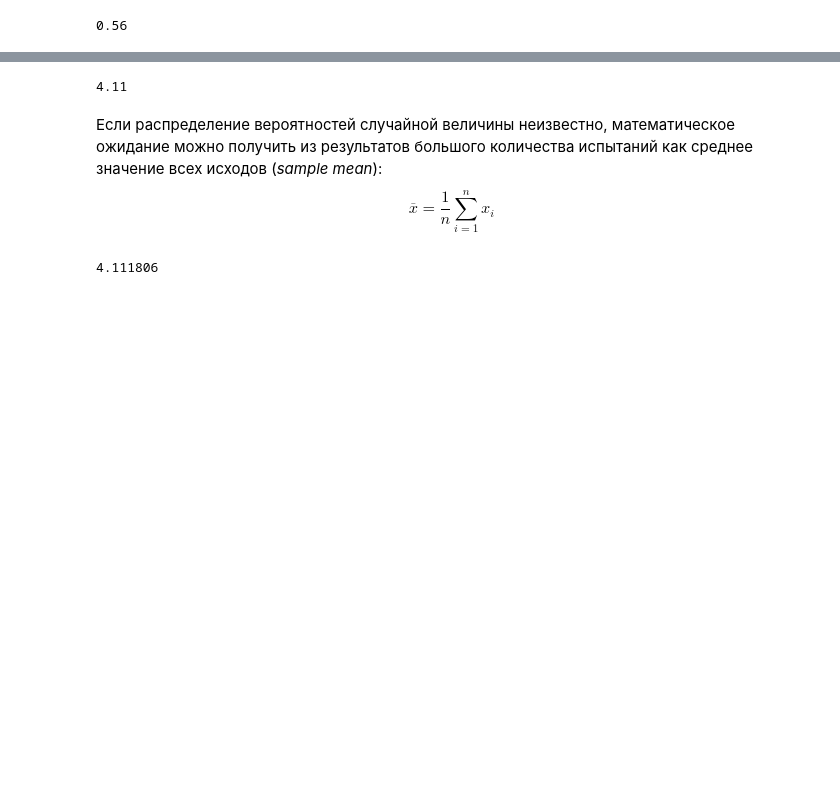
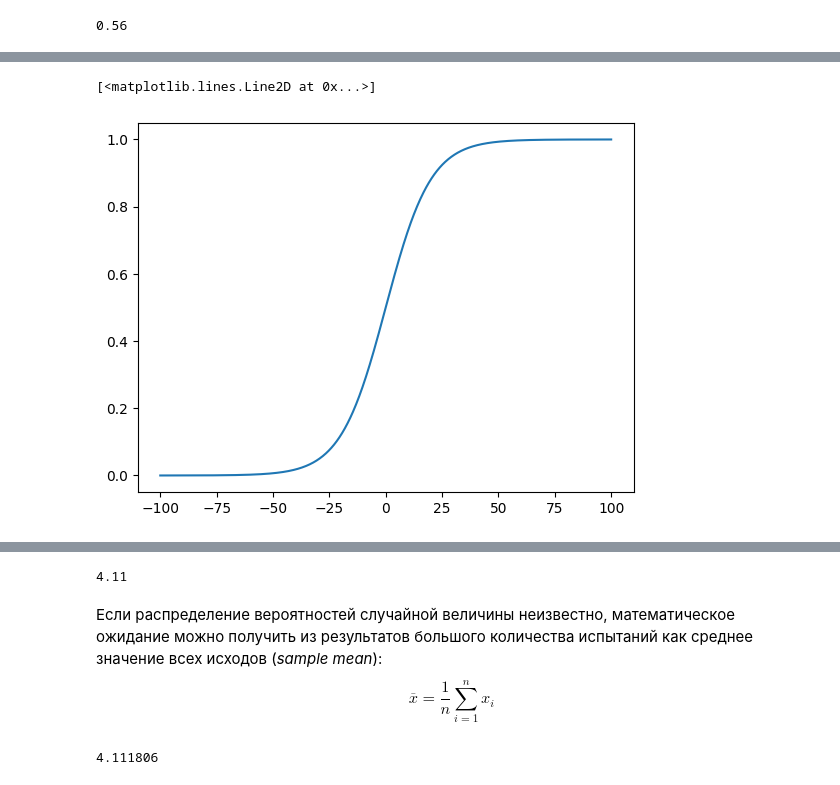
Before and after one commit to ordevoir/Mathematics, a Jupyter notebook: PT_RV_(random_variable).ipynb, the cells around one changed output, grey strips where cells are left out. Drawn from its saved outputs; the diff is of its cells as text; code cells hidden in the pictures; blank space fills up the shorter version.

```diff
--- a/PT_RV_(random_variable).ipynb
+++ b/PT_RV_(random_variable).ipynb
@@ -62,0 +90,14 @@ cdf_sequence = array([0.  , 0.  , 0.  , 0.  , 0.  , 0.  , 0.05, 0.13, 0.26, 0.5
+# %%
+def sigmoid(x, alpha=0.1):
+    return 1 / (1 + np.exp(-alpha * x))
+
+segment = np.linspace(-100, 100, 1000)
+cdf_sequence = np.zeros_like(segment)
+
+for i in range(len(segment)):
+    cdf_sequence[i] = sigmoid(segment[i])
+
+plt.plot(segment, cdf_sequence)
+# %% [output]
+[<matplotlib.lines.Line2D at 0x...>]
+[figure, added]
```
Also changed, not shown: parts of 13 cells of this notebook.
